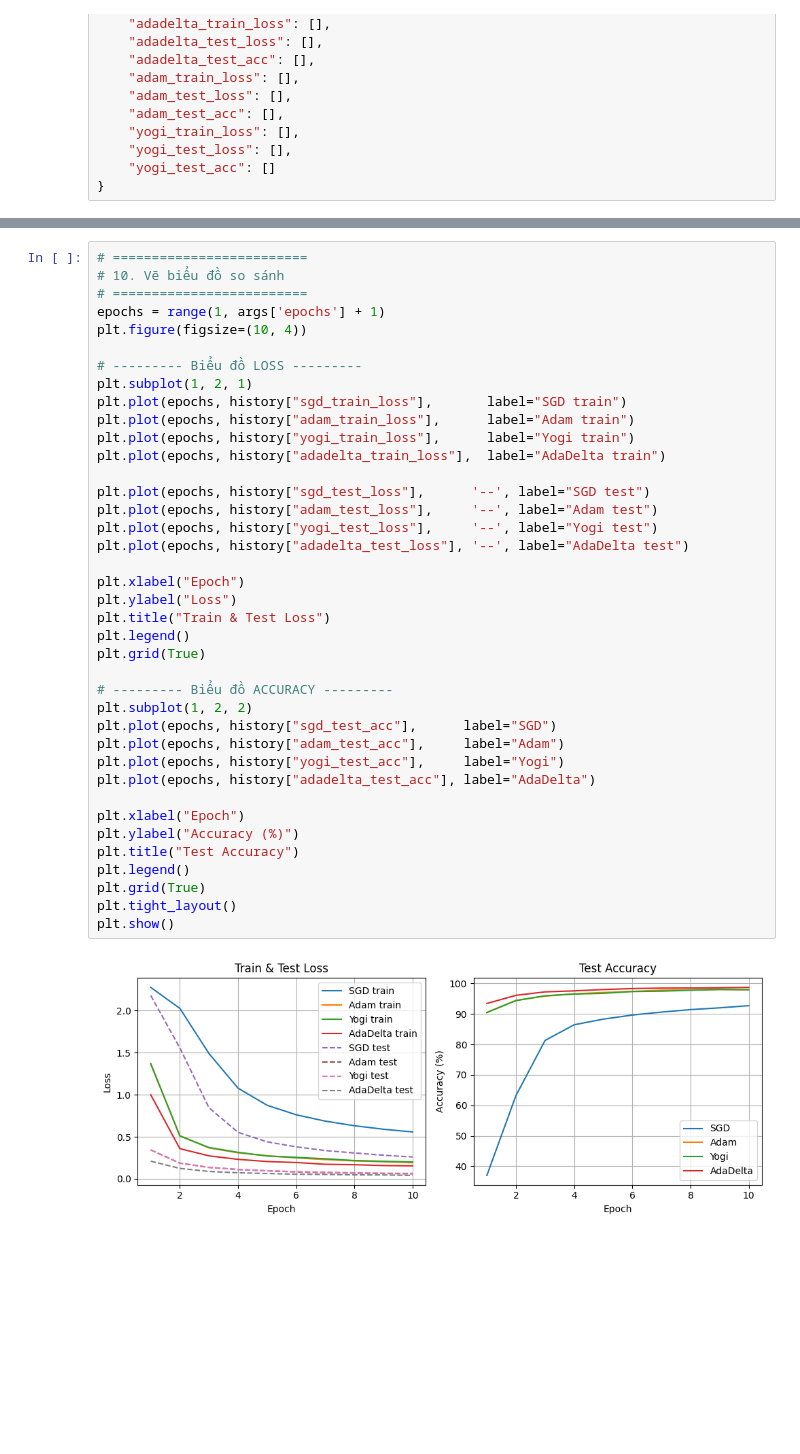
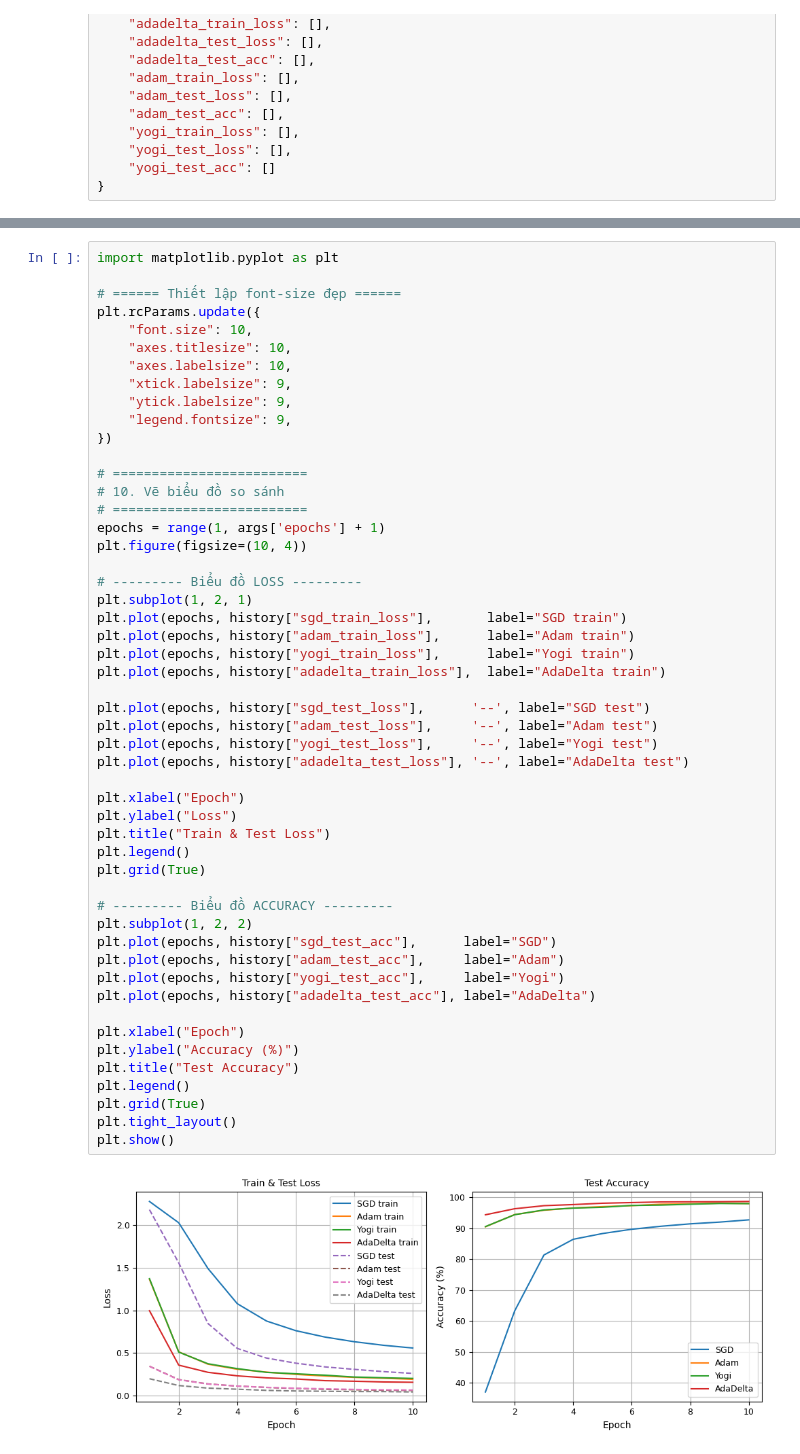
Before and after one commit to ntanphu/CST-KHMT-HK251, a Jupyter notebook: intro_vs_yogi_ntphu.ipynb, the cells around one changed output, grey strips where cells are left out. Cells and saved outputs as stored; diff of their text form; blank space fills up the shorter version.

```diff
--- a/intro_vs_yogi_ntphu.ipynb
+++ b/intro_vs_yogi_ntphu.ipynb
@@ -730,4 +814,16 @@ AdaDelta - Test set: Average loss: 0.0410, Accuracy: 9870/10000 (98.70%)
 # %%
+import matplotlib.pyplot as plt
+
+# ====== Thiết lập font-size đẹp ======
+plt.rcParams.update({
+    "font.size": 10,
+    "axes.titlesize": 10,
+    "axes.labelsize": 10,
+    "xtick.labelsize": 9,
+    "ytick.labelsize": 9,
+    "legend.fontsize": 9,
+})
+
 # =========================
 # 10. Vẽ biểu đồ so sánh
 # =========================
@@ -740,33 +836,33 @@ plt.plot(epochs, history["sgd_train_loss"],       label="SGD train")
 plt.plot(epochs, history["adam_train_loss"],      label="Adam train")
 plt.plot(epochs, history["yogi_train_loss"],      label="Yogi train")
 plt.plot(epochs, history["adadelta_train_loss"],  label="AdaDelta train")
 
 plt.plot(epochs, history["sgd_test_loss"],      '--', label="SGD test")
 plt.plot(epochs, history["adam_test_loss"],     '--', label="Adam test")
 plt.plot(epochs, history["yogi_test_loss"],     '--', label="Yogi test")
 plt.plot(epochs, history["adadelta_test_loss"], '--', label="AdaDelta test")
 
 plt.xlabel("Epoch")
 plt.ylabel("Loss")
 plt.title("Train & Test Loss")
 plt.legend()
 plt.grid(True)
 
 # --------- Biểu đồ ACCURACY ---------
 plt.subplot(1, 2, 2)
 plt.plot(epochs, history["sgd_test_acc"],      label="SGD")
 plt.plot(epochs, history["adam_test_acc"],     label="Adam")
 plt.plot(epochs, history["yogi_test_acc"],     label="Yogi")
 plt.plot(epochs, history["adadelta_test_acc"], label="AdaDelta")
 
 plt.xlabel("Epoch")
 plt.ylabel("Accuracy (%)")
 plt.title("Test Accuracy")
 plt.legend()
 plt.grid(True)
 plt.tight_layout()
 plt.show()
 # %% [output]
-[figure, old version]
+[figure, new version]
 # %% [markdown]
 
```
Also changed, not shown: parts of 9 cells of this notebook.
